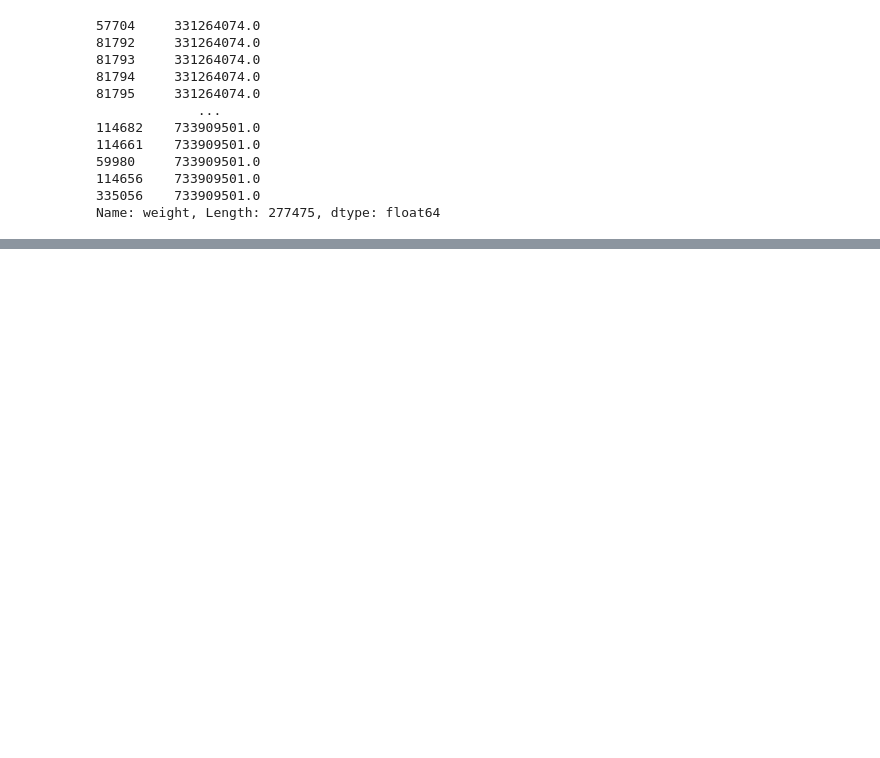
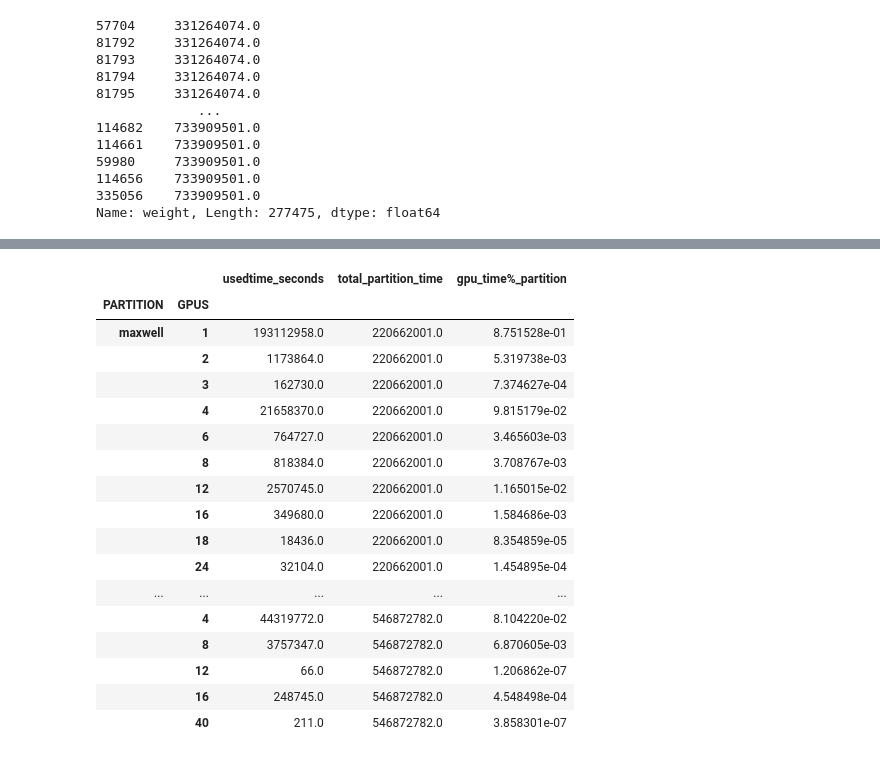
Before and after one commit to essetetsahai/accre_project-jolly_ranchers, a Jupyter notebook: JR_accre.ipynb, the cells around one changed output, grey strips where cells are left out. Cells and saved outputs as stored; diff of their text form; code cells hidden in the pictures; blank space fills up the shorter version.

```diff
--- a/JR_accre.ipynb
+++ b/JR_accre.ipynb
@@ -243,2 +249,0 @@ accre_filtered.loc[accre_filtered['cumulative_percentage'] >= percentile].groupb
-# %%
-accre_filtered['gpu_job_partition'] = accre_filtered['usedtime_seconds'] * accre_filtered['GPUS']
@@ -244,0 +367,22 @@ accre_filtered['gpu_job_partition'] = accre_filtered['usedtime_seconds'] * accre
+# %%
+question2['gpu_time%_partition'] = question2['usedtime_seconds']/question2['total_partition_time']
+question2
+# %% [output]
+|  |  | usedtime_seconds | total_partition_time | gpu_time%_partition |
+| PARTITION | GPUS |  |  |  |
+| maxwell | 1 | 193112958.0 | 220662001.0 | 8.751528e-01 |
+|  | 2 | 1173864.0 | 220662001.0 | 5.319738e-03 |
+|  | 3 | 162730.0 | 220662001.0 | 7.374627e-04 |
+|  | 4 | 21658370.0 | 220662001.0 | 9.815179e-02 |
+|  | 6 | 764727.0 | 220662001.0 | 3.465603e-03 |
+|  | 8 | 818384.0 | 220662001.0 | 3.708767e-03 |
+|  | 12 | 2570745.0 | 220662001.0 | 1.165015e-02 |
+|  | 16 | 349680.0 | 220662001.0 | 1.584686e-03 |
+|  | 18 | 18436.0 | 220662001.0 | 8.354859e-05 |
+|  | 24 | 32104.0 | 220662001.0 | 1.454895e-04 |
+| ... | ... | ... | ... | ... |
+|  | 4 | 44319772.0 | 546872782.0 | 8.104220e-02 |
+|  | 8 | 3757347.0 | 546872782.0 | 6.870605e-03 |
+|  | 12 | 66.0 | 546872782.0 | 1.206862e-07 |
+|  | 16 | 248745.0 | 546872782.0 | 4.548498e-04 |
+|  | 40 | 211.0 | 546872782.0 | 3.858301e-07 |
```
Also changed, not shown: parts of 22 cells of this notebook.
